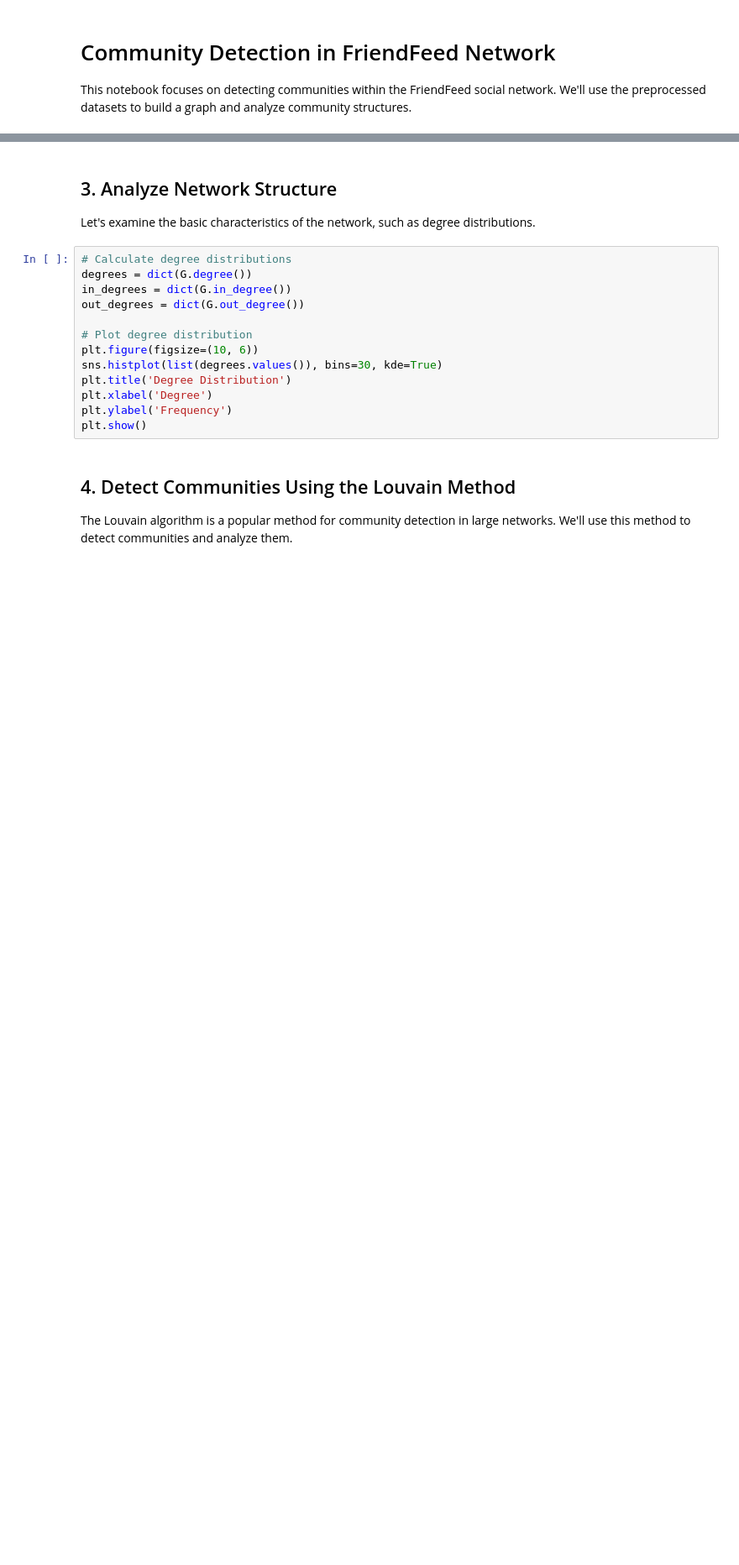
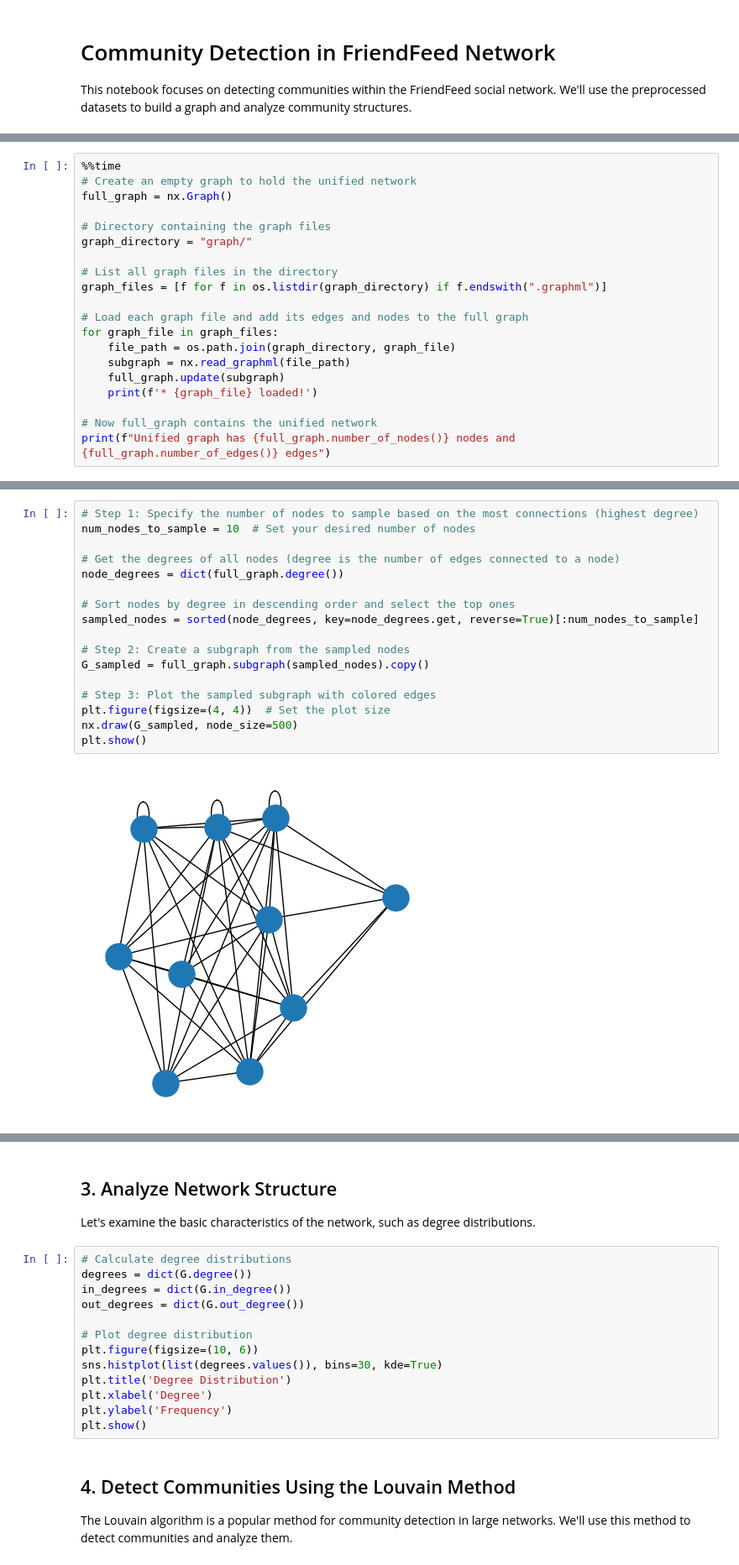
Before and after one commit to samirmehd1yev/friendfeed_project, a Jupyter notebook: 5. Louvain_method.ipynb, the cells around one changed output, grey strips where cells are left out. Shown at 84% size. Cells and saved outputs as stored; diff of their text form; blank space fills up the shorter version.

Commit message:
Network files - missing nodes with 0 edges

```diff
--- a/5. Louvain_method.ipynb
+++ b/5. Louvain_method.ipynb
@@ -14,0 +14,20 @@ print(nx.info(G))
+# %%
+%%time
+# Create an empty graph to hold the unified network
+full_graph = nx.Graph()
+
+# Directory containing the graph files
+graph_directory = "graph/"
+
+# List all graph files in the directory
+graph_files = [f for f in os.listdir(graph_directory) if f.endswith(".graphml")]
+
+# Load each graph file and add its edges and nodes to the full graph
+for graph_file in graph_files:
+    file_path = os.path.join(graph_directory, graph_file)
+    subgraph = nx.read_graphml(file_path)
+    full_graph.update(subgraph)
+    print(f'* {graph_file} loaded!')
+
+# Now full_graph contains the unified network
+print(f"Unified graph has {full_graph.number_of_nodes()} nodes and {full_graph.number_of_edges()} edges")
@@ -14,0 +46,19 @@ print(nx.info(G))
+# %%
+# Step 1: Specify the number of nodes to sample based on the most connections (highest degree)
+num_nodes_to_sample = 10  # Set your desired number of nodes
+
+# Get the degrees of all nodes (degree is the number of edges connected to a node)
+node_degrees = dict(full_graph.degree())
+
+# Sort nodes by degree in descending order and select the top ones
+sampled_nodes = sorted(node_degrees, key=node_degrees.get, reverse=True)[:num_nodes_to_sample]
+
+# Step 2: Create a subgraph from the sampled nodes
+G_sampled = full_graph.subgraph(sampled_nodes).copy()
+
+# Step 3: Plot the sampled subgraph with colored edges
+plt.figure(figsize=(4, 4))  # Set the plot size
+nx.draw(G_sampled, node_size=500)
+plt.show()
+# %% [output]
+[figure, added]
```
Also changed, not shown: parts of 6 cells of this notebook, 2 other files.
